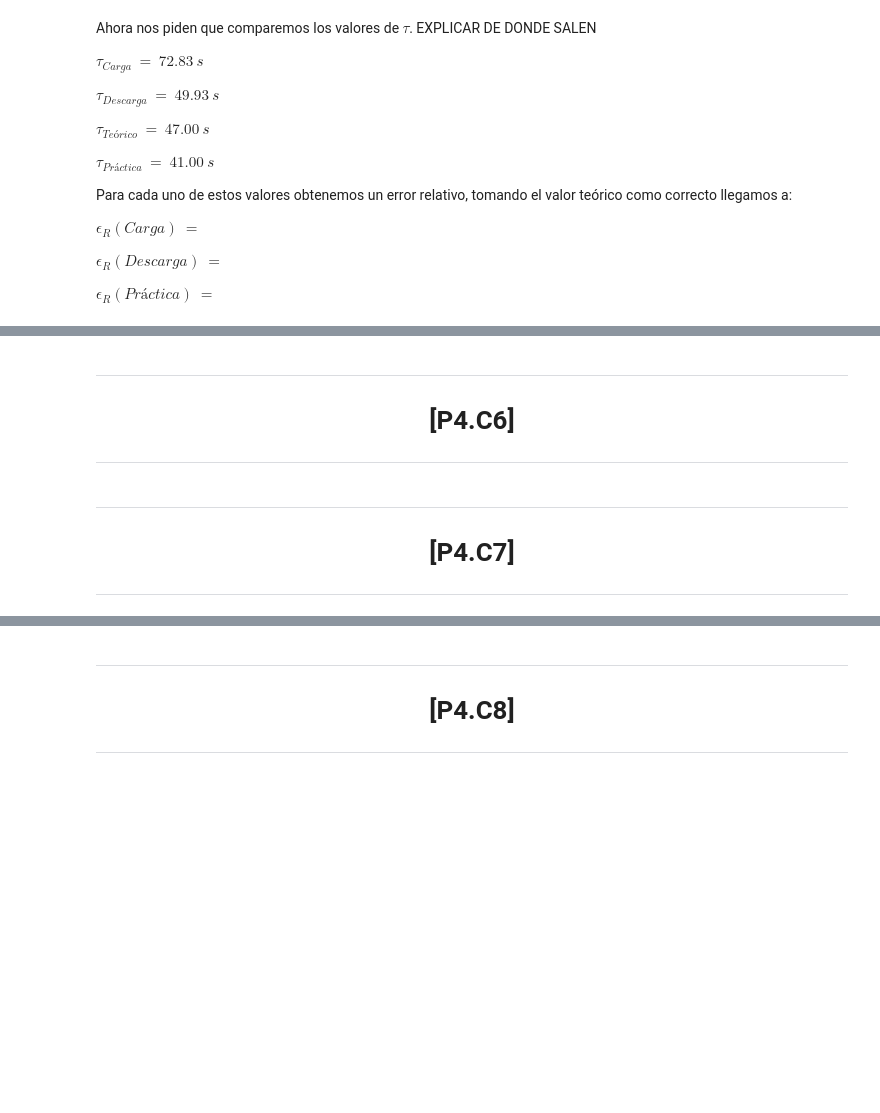
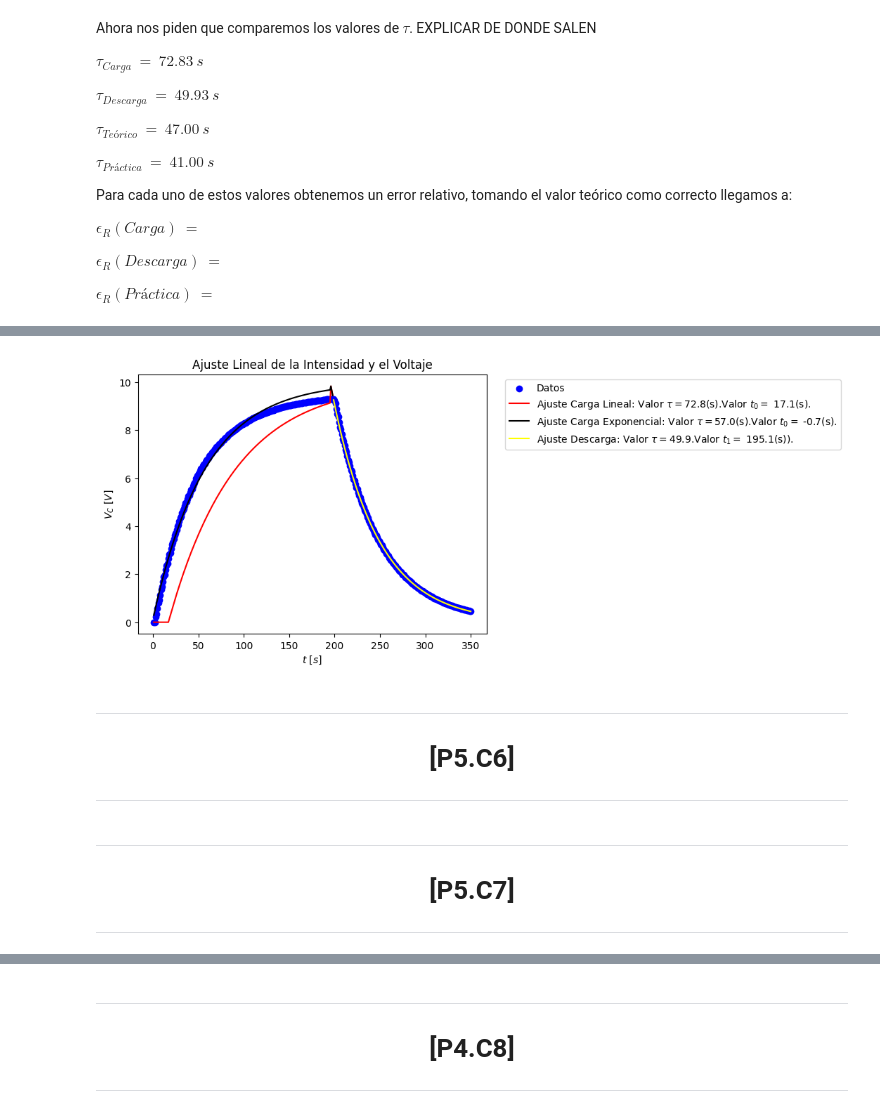
Before and after one commit to WetZap/Practicas-Circuitos, a Jupyter notebook: Practicas/Sesion 5/QuintaSesion.ipynb, the cells around one changed output, grey strips where cells are left out. Drawn from its saved outputs; the diff is of its cells as text; code cells hidden in the pictures; blank space fills up the shorter version.

```diff
--- a/Practicas/Sesion 5/QuintaSesion.ipynb
+++ b/Practicas/Sesion 5/QuintaSesion.ipynb
@@ -274,13 +350,0 @@ Ordenada en el origen:  3.90867426360618 QQ
-# %%
-# A partir de los datos de la Ordenada en el origen y de la pendiente obtenemos los valores de C y tau.
-
-TauPracticaDesCarga = - 1/slopeD
-
-# Calculamos el tiempo t1
-Tiempo1 = interceptD *TauPracticaDesCarga
-
-# Calculamos el valor de C
-CapacidadPracticaDesCarga = TauPracticaDesCarga/ResistenciaPra
-
-print(f'El tiempo de relajación Teórica es: {round(TauPracticaDesCarga,2)} s.')
-print(f'El tiempo de relajación Teórica es: {round(CapacidadPracticaDesCarga,5)} F.')
@@ -353,5 +375,58 @@ plt.show()
+# %%
+# Creamos las funciones que definen los valores del voltaje dependiendo del valor del Tiempo
+def VoltajeCondFUNCION(t):
+    if t <= Tiempo0:
+        return 0.0
+    elif Tiempo0 < t < Tiempo1:
+        return(VoltajeFuente*(1-np.exp(-(t-Tiempo0)/(TauPracticaCargaLineal))))
+    elif t >= Tiempo1:
+        return(VoltajeFuente*(np.exp(-(t-Tiempo1)/(TauPracticaDesCargaLineal))))
+
+def VoltajeCondFUNCIONExpo(t):
+    if t <= Tiempo0Expo:
+        return 0.0
+    elif Tiempo0Expo < t < Tiempo1:
+        return(VoltajeFuente*(1-np.exp(-(t-Tiempo0Expo)/(TauPracticaCargaExpo))))
+    elif t >= Tiempo1:
+        return(VoltajeFuente*(np.exp(-(t-Tiempo1)/(TauPracticaDesCargaLineal))))
+
+
+
+
+
+# Definimos las listas que guardaran los valores del eje y.
+EjeyCarga = []
+Ejey_CargaExpo = []
+
+EjeyDesCarga = []
+
+for i in TiempoCarga:
+    EjeyCarga.append(VoltajeCondFUNCION(i))
+    Ejey_CargaExpo.append(VoltajeCondFUNCIONExpo(i))
+
+for i in TiempoDesCarga:
+    EjeyDesCarga.append(VoltajeCondFUNCION(i))
+
+# Graficamos los datos y el ajuste lineal
+plt.scatter(Tiempo, VoltajeCondensador, label='Datos', color='blue')
+
+plt.plot(TiempoCarga, EjeyCarga, color='red', label=fr'Ajuste Carga Lineal: Valor $\tau =${TauPracticaCargaLineal:.1f}(s).Valor $t_0 =$ {Tiempo0:.1f}(s).')
+plt.plot(TiempoCarga, Ejey_CargaExpo, color='black', label=fr'Ajuste Carga Exponencial: Valor $\tau =${TauPracticaCargaExpo:.1f}(s).Valor $t_0 =$ {Tiempo0Expo:.1f}(s).')
+
+plt.plot(TiempoDesCarga, EjeyDesCarga, color='yellow', label=fr'Ajuste Descarga: Valor $\tau =${TauPracticaDesCargaLineal:.1f}.Valor $t_1 =$ {Tiempo1:.1f}(s)).')
+
+
+
+plt.xlabel(r'$t\ [s]$')
+plt.ylabel(r'$V_{C} \ [V]$')
+plt.title('Ajuste Lineal de la Intensidad y el Voltaje')
+plt.legend(bbox_to_anchor=(1.04, 1), loc="upper left")
+
+plt.show()
+# %% [output]
+[figure, added]
 # %% [markdown]
 ---
-<h1 style="text-align: center;">[P4.C6]</h1>
+<h1 style="text-align: center;">[P5.C6]</h1>
 
 ---
@@ -379,5 +445,5 @@ def Fourier(v,t,f):
 # %% [markdown]
 ---
-<h1 style="text-align: center;">[P4.C7]</h1>
+<h1 style="text-align: center;">[P5.C7]</h1>
 
 ---
```
Also changed, not shown: parts of 25 cells of this notebook, 3 other files.
